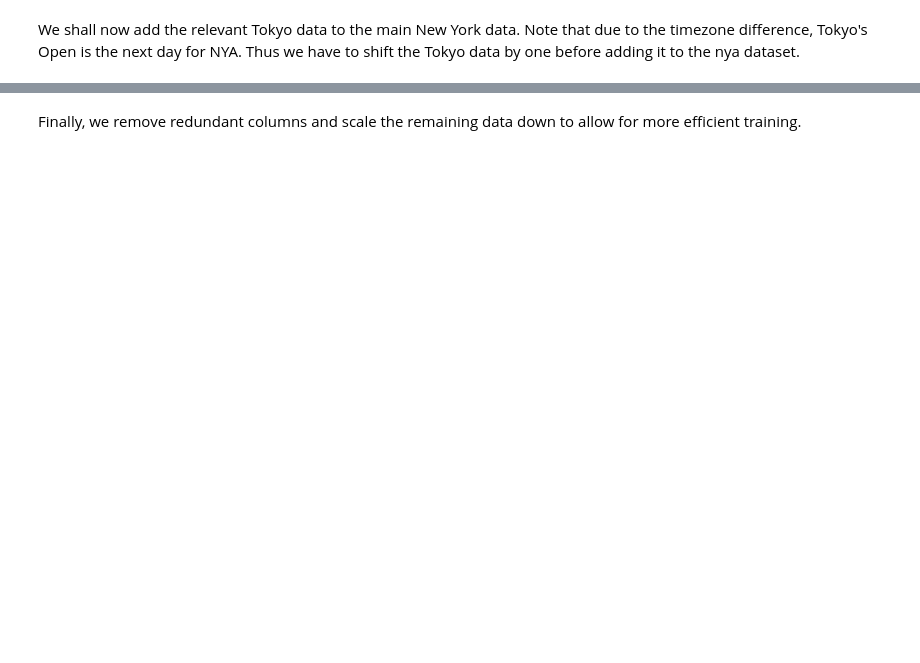
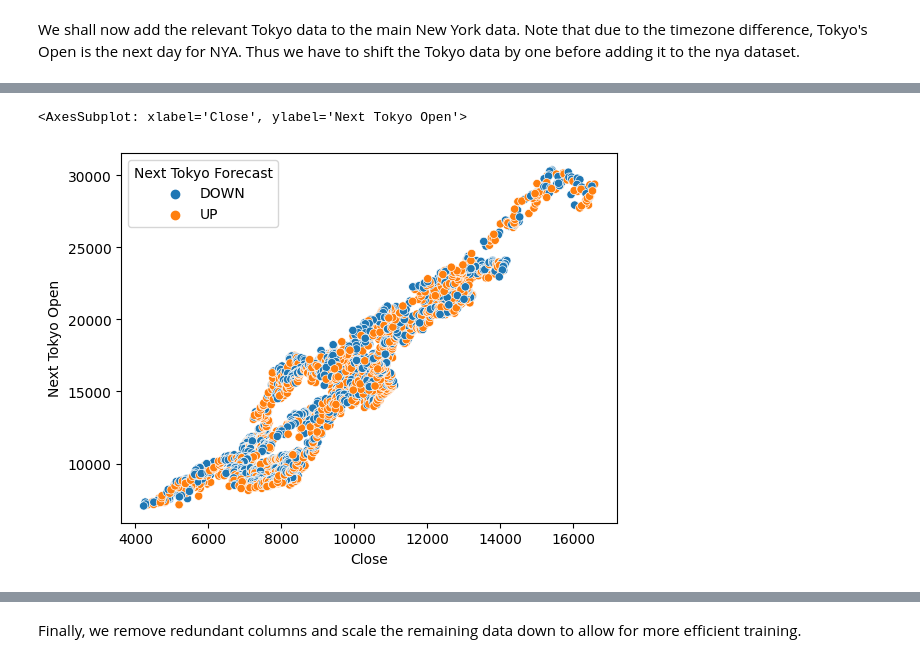
Before and after one commit to TeddyCB/ECM3420_CW, a Jupyter notebook: LSTM_GRU_Model.ipynb, the cells around one changed output, grey strips where cells are left out. Drawn from its saved outputs; the diff is of its cells as text; code cells hidden in the pictures; blank space fills up the shorter version.

```diff
--- a/LSTM_GRU_Model.ipynb
+++ b/LSTM_GRU_Model.ipynb
@@ -124,0 +123,6 @@ nya_df.drop(index=nya_df.index[len(nya_df) - 1], inplace=True)
+# %%
+sns.scatterplot(data=nya_df, y="Next Tokyo Open", x="Close", hue="Next Tokyo Forecast")
+# plt.savefig("figures/Close")
+# %% [output]
+<AxesSubplot: xlabel='Close', ylabel='Next Tokyo Open'>
+[figure, added]
```
Also changed, not shown: parts of 18 cells of this notebook, 4 other files.
